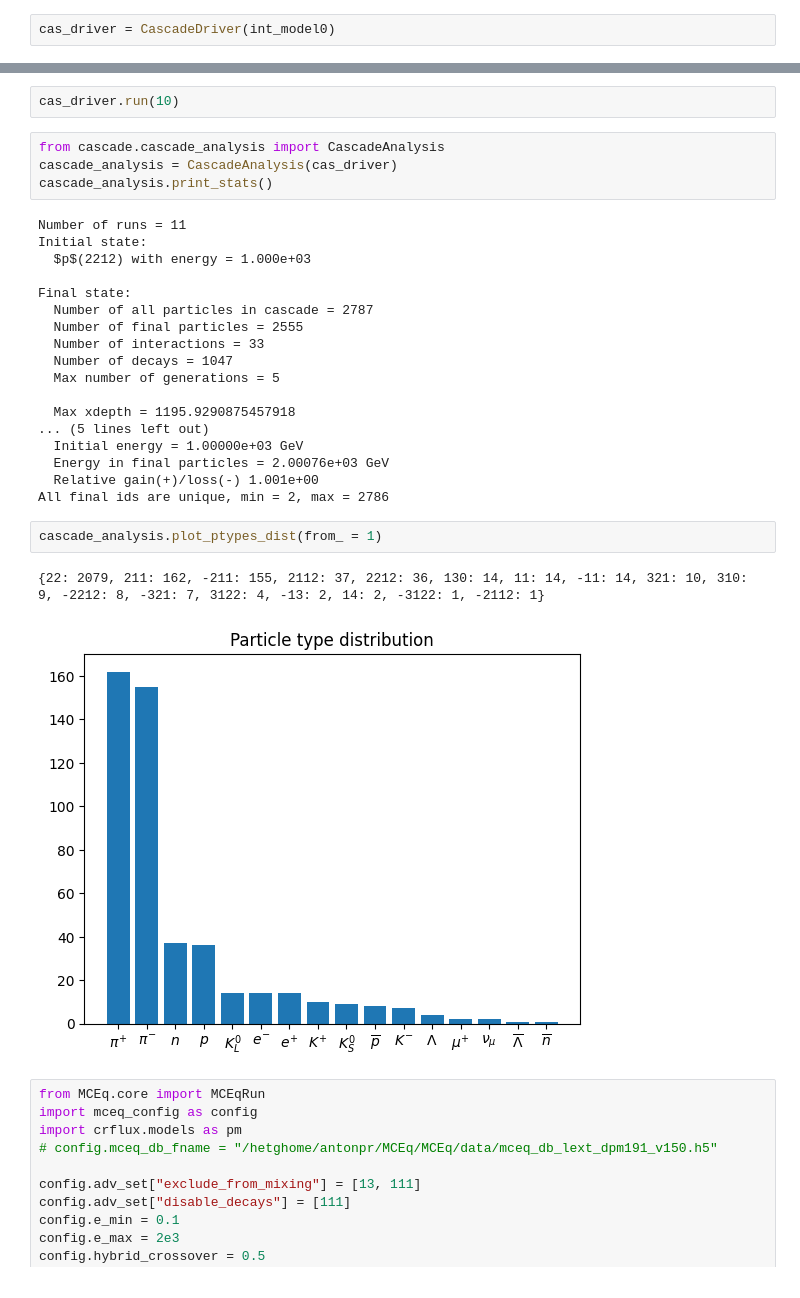
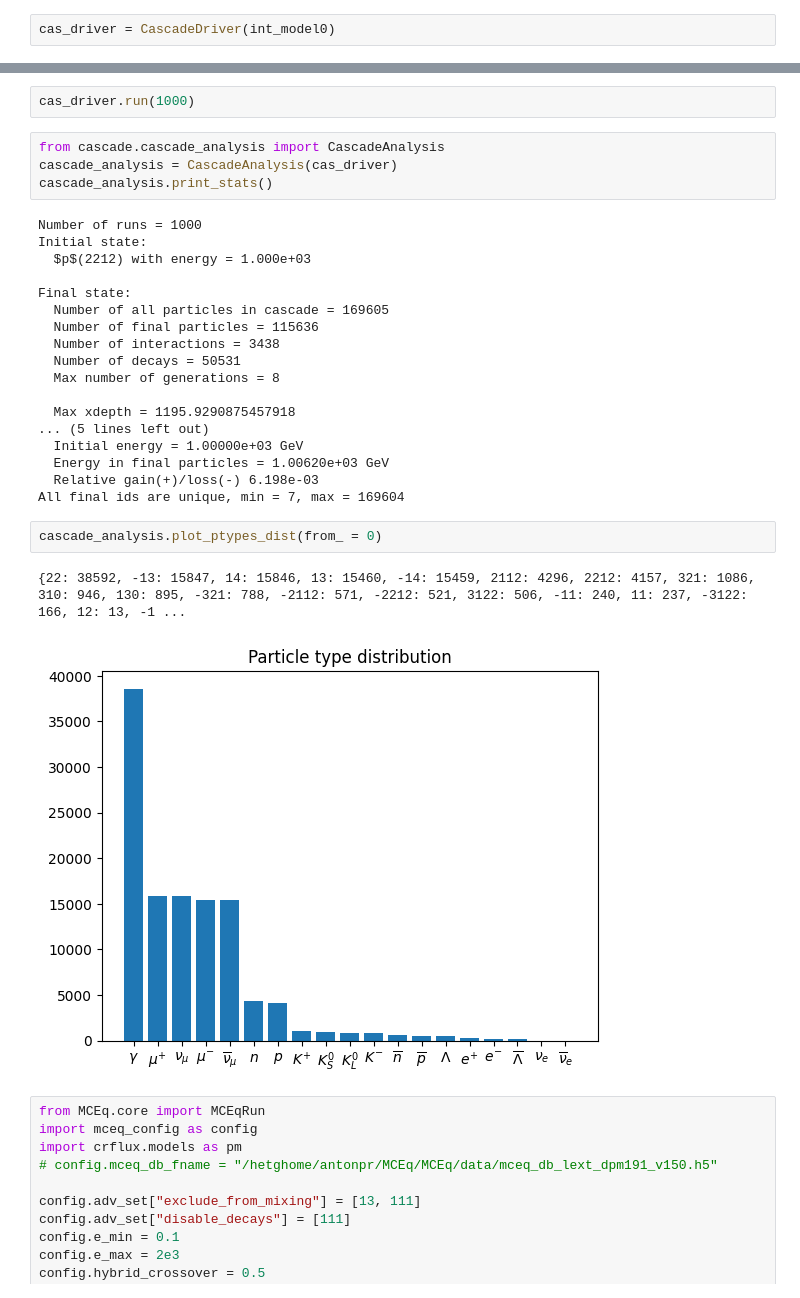
Before and after one commit to jncots/xmax_sigma, a Jupyter notebook: flincpy/scripts_02/01_histograms/06_cascade_integrate.ipynb, the cells around one changed output, grey strips where cells are left out. Saved outputs shown, nothing was run; the diff lists cells and outputs as text.

```diff
--- a/flincpy/scripts_02/01_histograms/06_cascade_integrate.ipynb
+++ b/flincpy/scripts_02/01_histograms/06_cascade_integrate.ipynb
@@ -35,34 +35,34 @@ stop depth = 1195.9290875457918
 Interacting pdgs = [  111   130  -211   211   310  -321   321  -411   411  -421   421  -431
    431 -2112  2112 -2212  2212 -3122  3122]Number = 19
 # %%
-cas_driver.run(10)
+cas_driver.run(1000)
 # %%
 from cascade.cascade_analysis import CascadeAnalysis
 cascade_analysis = CascadeAnalysis(cas_driver)
 cascade_analysis.print_stats()
 # %% [output]
-Number of runs = 11
+Number of runs = 1000
 Initial state:
   $p$(2212) with energy = 1.000e+03
 
 Final state:
-  Number of all particles in cascade = 2787
-  Number of final particles = 2555
-  Number of interactions = 33
-  Number of decays = 1047
-  Max number of generations = 5
+  Number of all particles in cascade = 169605
+  Number of final particles = 115636
+  Number of interactions = 3438
+  Number of decays = 50531
+  Max number of generations = 8
 
   Max xdepth = 1195.9290875457918
 ... (5 lines left out)
   Initial energy = 1.00000e+03 GeV
-  Energy in final particles = 2.00076e+03 GeV
-  Relative gain(+)/loss(-) 1.001e+00
-All final ids are unique, min = 2, max = 2786
+  Energy in final particles = 1.00620e+03 GeV
+  Relative gain(+)/loss(-) 6.198e-03
+All final ids are unique, min = 7, max = 169604
 # %%
-cascade_analysis.plot_ptypes_dist(from_ = 1)
+cascade_analysis.plot_ptypes_dist(from_ = 0)
 # %% [output]
-{22: 2079, 211: 162, -211: 155, 2112: 37, 2212: 36, 130: 14, 11: 14, -11: 14, 321: 10, 310: 9, -2212: 8, -321: 7, 3122: 4, -13: 2, 14: 2, -3122: 1, -2112: 1}
+{22: 38592, -13: 15847, 14: 15846, 13: 15460, -14: 15459, 2112: 4296, 2212: 4157, 321: 1086, 310: 946, 130: 895, -321: 788, -2112: 571, -2212: 521, 3122: 506, -11: 240, 11: 237, -3122: 166, 12: 13, -1 ...
-[figure, old version]
+[figure, new version]
 # %%
 from MCEq.core import MCEqRun
 import mceq_config as config
```
Also changed, not shown: parts of 1 cell of this notebook, 2 other files.
